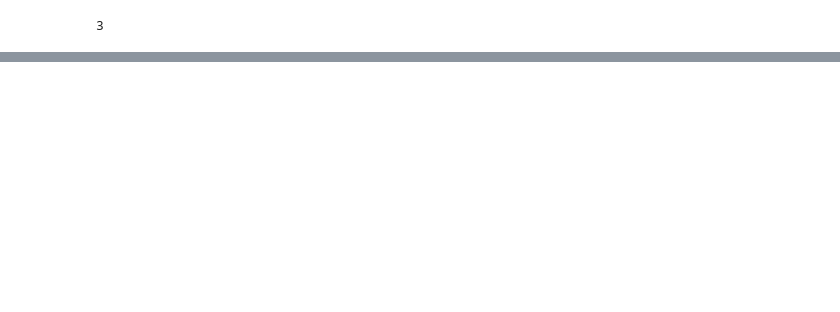
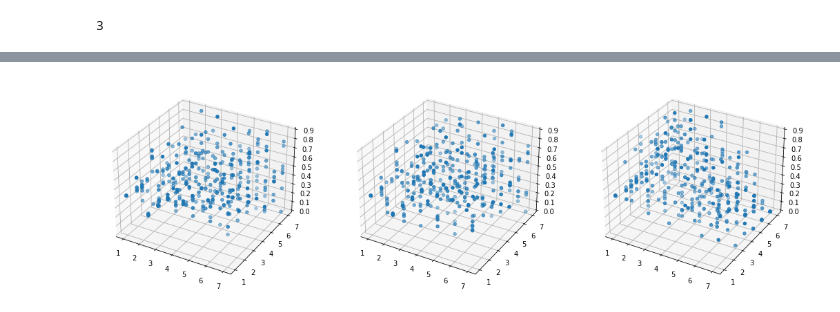
Before and after one commit to kyberszittya/dive_into_tp, a Jupyter notebook: dive_into_tp/tp_model/tensor_example.ipynb, the cells around one changed output, grey strips where cells are left out. Drawn from its saved outputs; the diff is of its cells as text; code cells hidden in the pictures; blank space fills up the shorter version.

```diff
--- a/dive_into_tp/tp_model/tensor_example.ipynb
+++ b/dive_into_tp/tp_model/tensor_example.ipynb
@@ -94,0 +134,14 @@ for _v in v:
+# %%
+rankset = []
+for i in range(1,8):
+    for j in range(1,8):
+        for k in range(1,8):
+            rankset.append([i,j,k])
+distances = []
+for r in rankset:
+    core, factors = tucker(A, rank=r)
+    v = tucker_to_tensor((core, factors))
+    diff_tensor = A - v
+    dist = np.sum(np.abs(np.trace(diff_tensor*diff_tensor.T)))
+    print(f"{r}: {dist}   core dimensions: {len(core)} {core[0].shape}, factors dimensions: {len(factors)} {factors[0].shape}")
+    distances.append(dist)
@@ -94,0 +166,17 @@ for _v in v:
+# %%
+array_distances = np.array(distances)
+val_lim = 0.9
+fig = plt.figure(figsize=(18,18))
+ax = fig.add_subplot(131, projection='3d')
+_axes = np.array(rankset)
+ax.set_zlim3d(0, val_lim)
+ax.scatter(_axes[:, 0], _axes[:, 1], distances, alpha=np.exp(-array_distances))
+ax = fig.add_subplot(132, projection='3d')
+ax.set_zlim3d(0, val_lim)
+ax.scatter(_axes[:, 0], _axes[:, 2], distances, alpha=np.exp(-array_distances))
+ax = fig.add_subplot(133, projection='3d')
+ax.set_zlim3d(0, val_lim)
+ax.scatter(_axes[:, 2], _axes[:, 1], distances, alpha=np.exp(-array_distances))
+plt.show()
+# %% [output]
+[figure, added]
```
Also changed, not shown: parts of 11 cells of this notebook.
